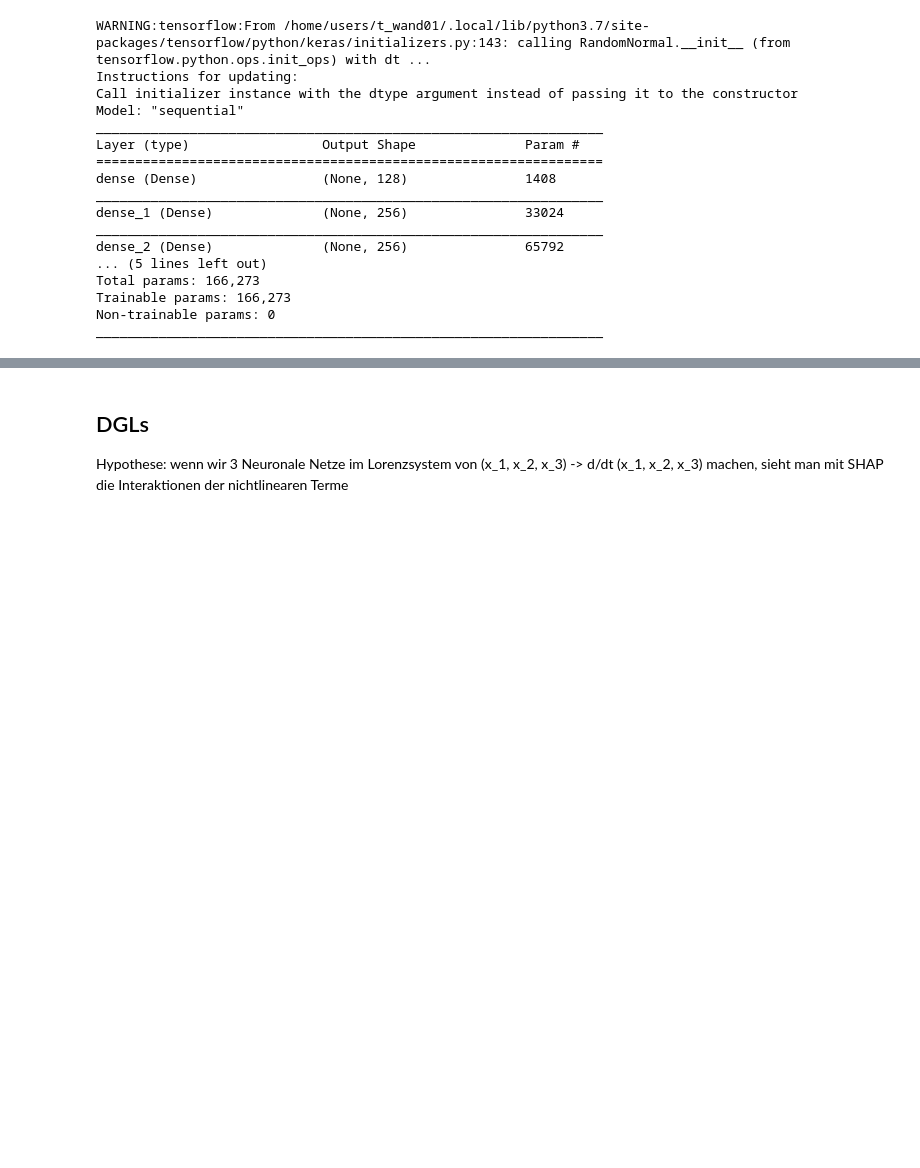
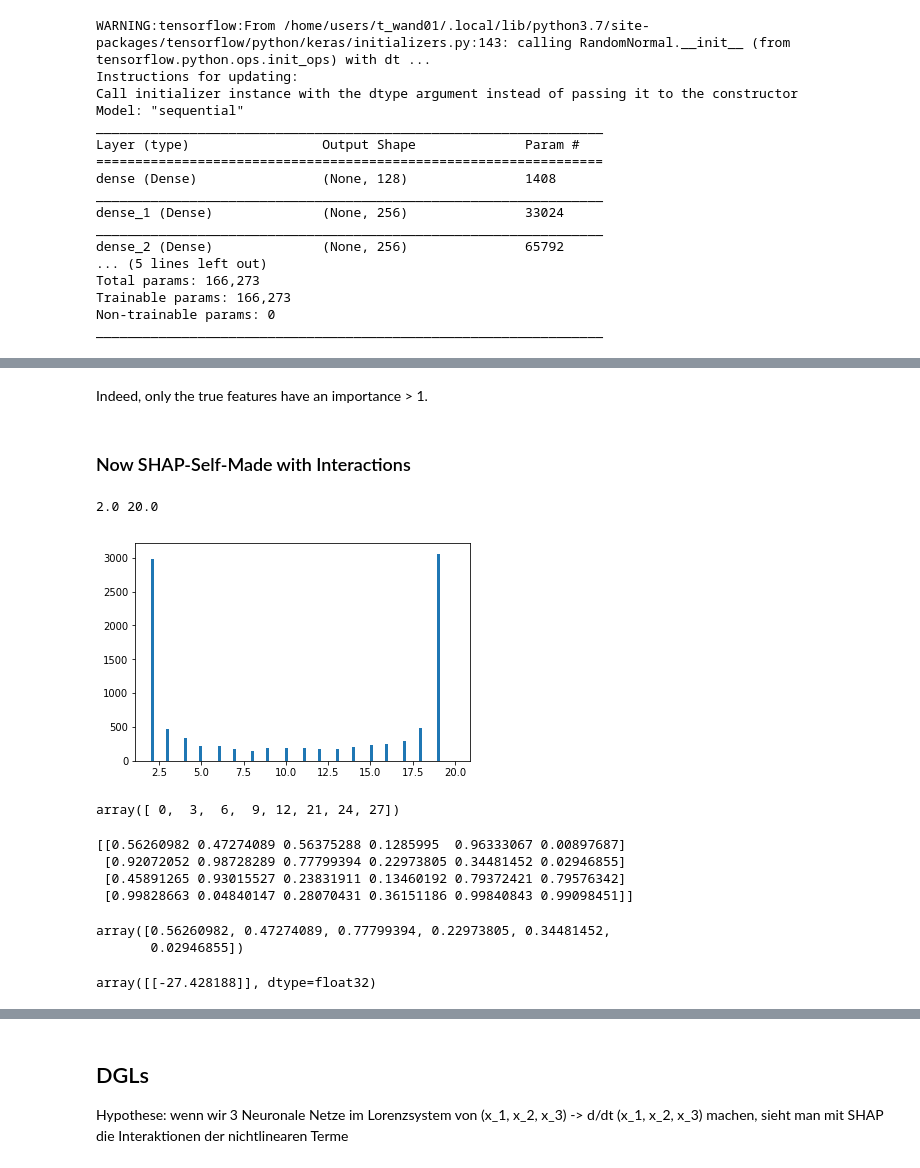
Before and after one commit to TobiasW1891/XAI, a Jupyter notebook: Neural Net Regression ODE.ipynb, the cells around one changed output, grey strips where cells are left out. Cells and saved outputs as stored; diff of their text form; code cells hidden in the pictures; blank space fills up the shorter version.

```diff
--- a/Neural Net Regression ODE.ipynb
+++ b/Neural Net Regression ODE.ipynb
@@ -142,0 +192,4 @@ plt.show()
+# %% [markdown]
+Indeed, only the true features have an importance > 1.
+# %% [markdown]
+### Now SHAP-Self-Made with Interactions
@@ -142,0 +204,30 @@ plt.show()
+# %%
+ks = np.empty(10000)
+for i in range(10000):
+    ks[i] = ChooseK2(20)
+print(np.min(ks), np.max(ks))
+plt.hist(ks,bins=100)
+plt.show()
+# %% [output]
+2.0 20.0
+[figure, added]
+# %%
+np.delete(3*np.arange(10),np.array([5,6]))
+# %% [output]
+array([ 0,  3,  6,  9, 12, 21, 24, 27])
+# %%
+print(a)
+# %% [output]
+[[0.56260982 0.47274089 0.56375288 0.1285995  0.96333067 0.00897687]
+ [0.92072052 0.98728289 0.77799394 0.22973805 0.34481452 0.02946855]
+ [0.45891265 0.93015527 0.23831911 0.13460192 0.79372421 0.79576342]
+ [0.99828663 0.04840147 0.28070431 0.36151186 0.99840843 0.99098451]]
+# %%
+SwapFeaturesInt(a, 0, 1, 5,3, 4)
+# %% [output]
+array([0.56260982, 0.47274089, 0.77799394, 0.22973805, 0.34481452,
+       0.02946855])
+# %%
+CompareInt(x[0,:], x[1,:], x[2,:], x[3,:], NN_model)
+# %% [output]
+array([[-27.428188]], dtype=float32)
```
Also changed, not shown: parts of 45 cells of this notebook.
